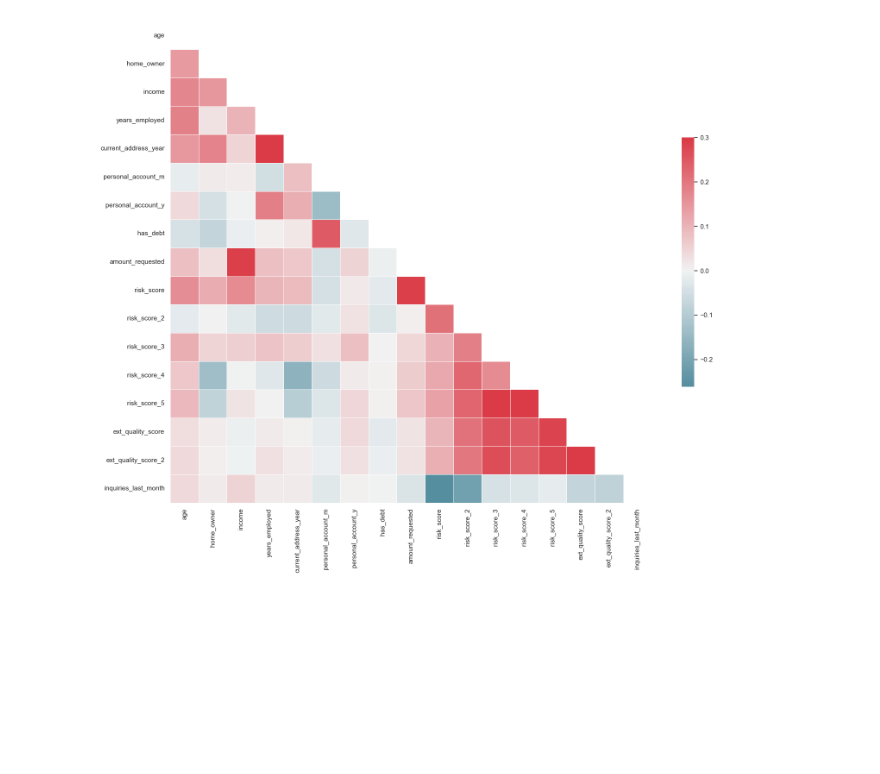
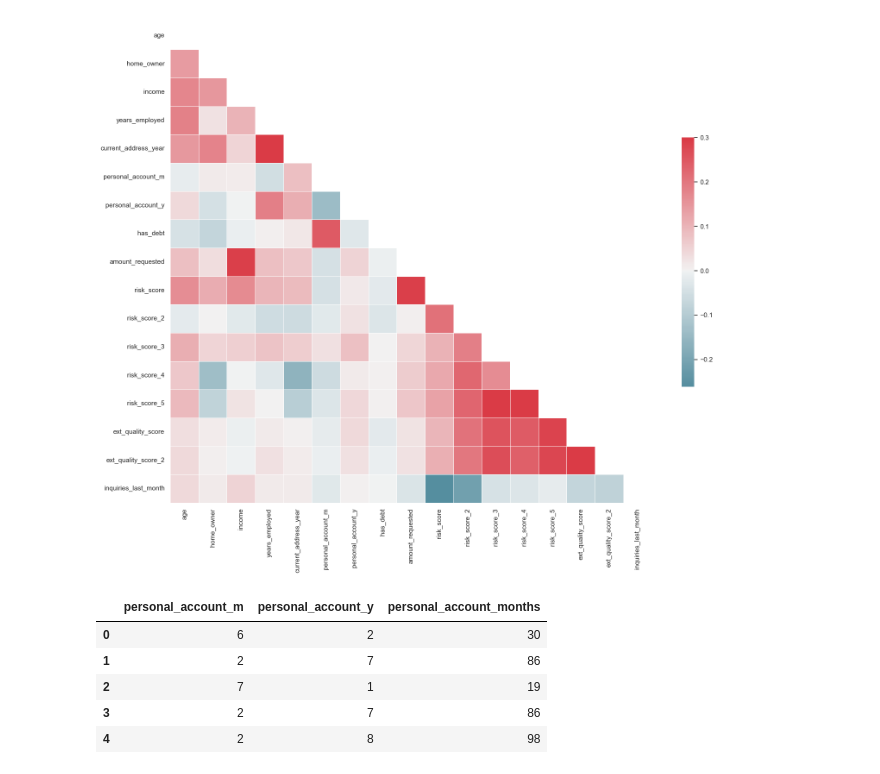
Before and after one commit to Gaebobman/Machine-learning, a Jupyter notebook: Likelihood Of E-signing With Financial History .ipynb, the cells around one changed output. Cells and saved outputs as stored; diff of their text form; code cells hidden in the pictures; blank space fills up the shorter version.

```diff
--- a/Likelihood Of E-signing With Financial History .ipynb
+++ b/Likelihood Of E-signing With Financial History .ipynb
@@ -138,0 +141,17 @@ import time
+# %%
+dataset = pd.read_csv('input/P39-Financial-Data.csv')
+# %%
+# Feature Engineering
+
+dataset = dataset.drop(columns = ['months_employed'])
+# %%
+dataset['personal_account_months'] = (dataset.personal_account_m + (dataset.personal_account_y * 12))
+# %%
+dataset[['personal_account_m', 'personal_account_y', 'personal_account_months']].head()
+# %% [output]
+|  | personal_account_m | personal_account_y | personal_account_months |
+| 0 | 6 | 2 | 30 |
+| 1 | 2 | 7 | 86 |
+| 2 | 7 | 1 | 19 |
+| 3 | 2 | 7 | 86 |
+| 4 | 2 | 8 | 98 |
```
Also changed, not shown: parts of 33 cells of this notebook.
